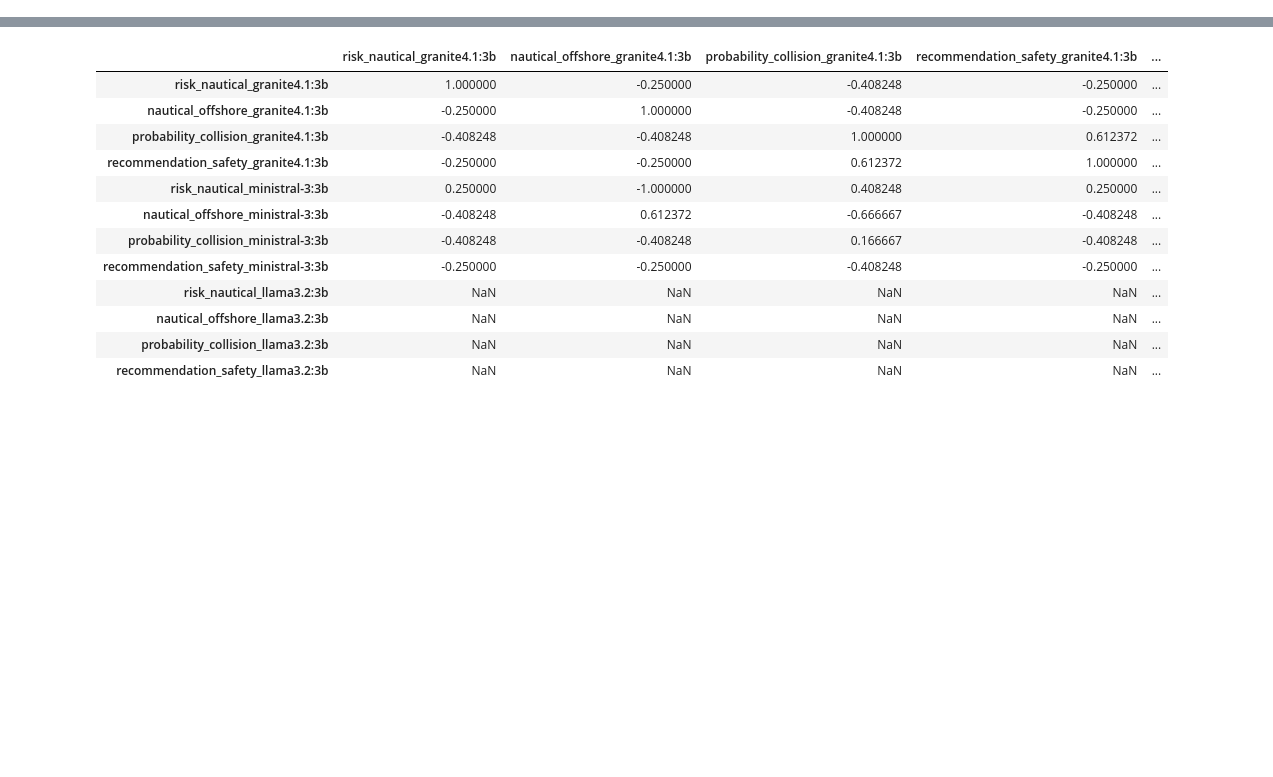
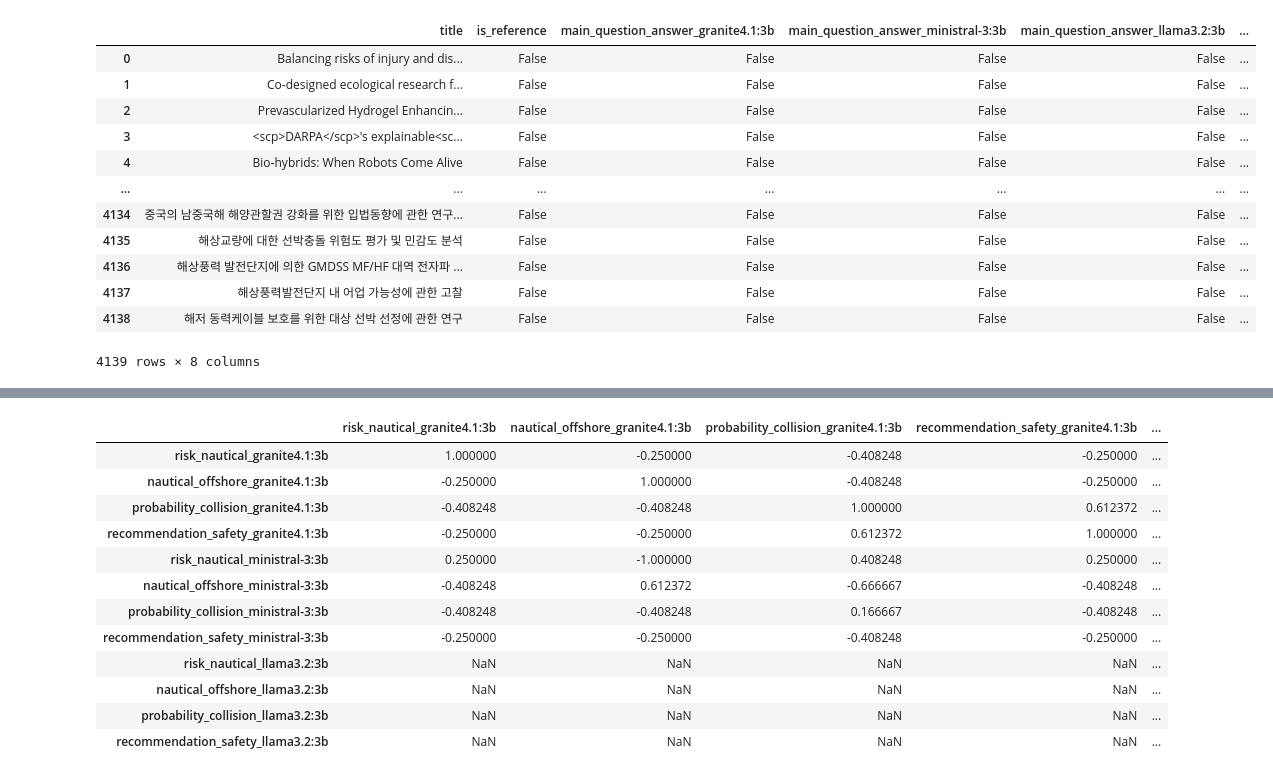
Before and after one commit to TUDelft-CITG/SLR-RAG, a Jupyter notebook: notebooks/03_agent_analysis.ipynb, the cells around one changed output, grey strips where cells are left out. Drawn from its saved outputs; the diff is of its cells as text; code cells hidden in the pictures; blank space fills up the shorter version.

```diff
--- a/notebooks/03_agent_analysis.ipynb
+++ b/notebooks/03_agent_analysis.ipynb
@@ -43,9 +44,14 @@ empirical_data_llama3.2:3b                     str
 dtype: object
 # %%
-type_list_col = {
-    q + "_" + x: "bool"
+type_list_col_answer = [
+    q.get("name") + "_answer_" + x
     for x in OLLAMA_MODELS
-    for q in FIRST_ROUND_QUESTIONS.keys()
-}
-type_list_col
+    for q in FIRST_ROUND_QUESTIONS
+]
+type_list_col_justification = [
+    q.get("name") + "_justification_" + x
+    for x in OLLAMA_MODELS
+    for q in FIRST_ROUND_QUESTIONS
+]
+type_list_col_answer
 # %% [output]
@@ -88,0 +69,16 @@ dtype: object
+# %%
+df_analyisis[["title", "is_reference"] + type_list_col_answer + type_list_col_justification]
+# %% [output]
+|  | title | is_reference | main_question_answer_granite4.1:3b | main_question_answer_ministral-3:3b | main_question_answer_llama3.2:3b | ... |
+| 0 | Balancing risks of injury and dis... | False | False | False | False | ... |
+| 1 | Co‐designed ecological research f... | False | False | False | False | ... |
+| 2 | Prevascularized Hydrogel Enhancin... | False | False | False | False | ... |
+| 3 | <scp>DARPA</scp>'s explainable<sc... | False | False | False | False | ... |
+| 4 | Bio‐hybrids: When Robots Come Alive | False | False | False | False | ... |
+| ... | ... | ... | ... | ... | ... | ... |
+| 4134 | 중국의 남중국해 해양관할권 강화를 위한 입법동향에 관한 연구... | False | False | False | False | ... |
+| 4135 | 해상교량에 대한 선박충돌 위험도 평가 및 민감도 분석 | False | False | False | False | ... |
+| 4136 | 해상풍력 발전단지에 의한 GMDSS MF/HF 대역 전자파 ... | False | False | False | False | ... |
+| 4137 | 해상풍력발전단지 내 어업 가능성에 관한 고찰 | False | False | False | False | ... |
+| 4138 | 해저 동력케이블 보호를 위한 대상 선박 선정에 관한 연구 | False | False | False | False | ... |
+4139 rows × 8 columns
```
Also changed, not shown: parts of 11 cells of this notebook, 1 other file.
